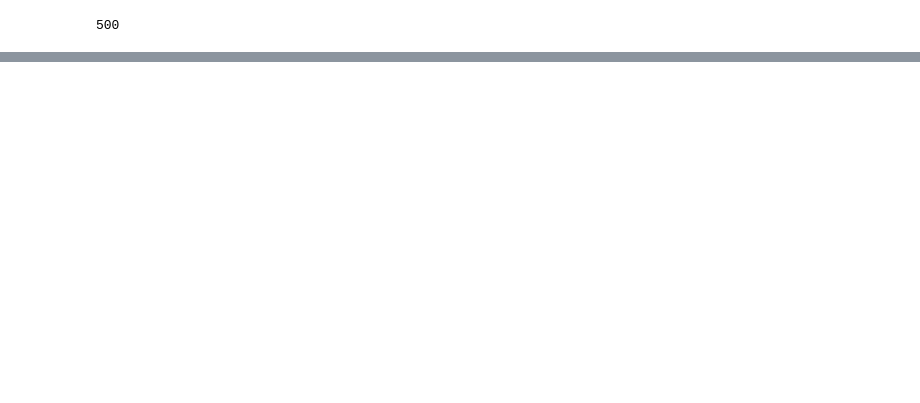
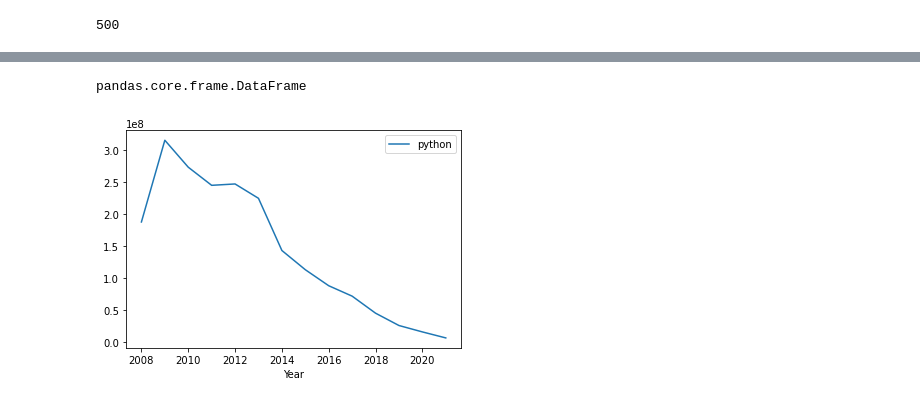
Before and after one commit to peejakhorashadi/tool_trends, a Jupyter notebook: stack_api_trends.ipynb, the cells around one changed output, grey strips where cells are left out. Saved outputs shown, nothing was run; the diff lists cells and outputs as text; code cells hidden in the pictures; blank space fills up the shorter version.

Commit message:
plot is not correct

```diff
--- a/stack_api_trends.ipynb
+++ b/stack_api_trends.ipynb
@@ -18,2 +34,8 @@ print(start_date.strftime("%d %B, %Y")," to ", end_data.strftime("%d %B, %Y"))
+# %%
+#hardcode serachterm to "python" for now
+searchterm = 'python'
+view_count_yearly = []
 # %%
-questions = SITE.fetch('questions', fromdate=start_date,todate=end_data, tagged='python', sort='votes')
+start_date = datetime(year=2020, month=1, day =1)
+end_date = start_date +delta
+questions = SITE.fetch('questions', fromdate = start_date, todate = end_date, tagged= searchterm, sort='votes')
@@ -27,0 +62,9 @@ total_views
+# %%
+for x in years:
+    start_date = datetime(year=x, month=1, day=1)
+    end_date = start_date + delta
+    questions = SITE.fetch('questions', fromdate=start_date,todate=end_date, tagged= searchterm, sort='votes')
+    total_views = 0
+    for question in questions['items']:
+        total_views += question["view_count"]
+    view_count_yearly.append(total_views)
@@ -49,3 +109,7 @@ questions
 len(questions['items'])
 # %% [output]
 500
+# %%
+df = pd.DataFrame(data = {searchterm:view_count_yearly, "Year":years})
+df.set_index("Year")
+df
@@ -51,0 +132,12 @@ len(questions['items'])
+# %%
+type(df)
+# %% [output]
+pandas.core.frame.DataFrame
+# %%
+import pandas as pd
+import matplotlib.pyplot as plt
+
+df.plot(x ='Year', y=searchterm, kind = 'line')
+plt.show()
+# %% [output]
+[figure, added]
```
Also changed, not shown: parts of 10 cells of this notebook.
